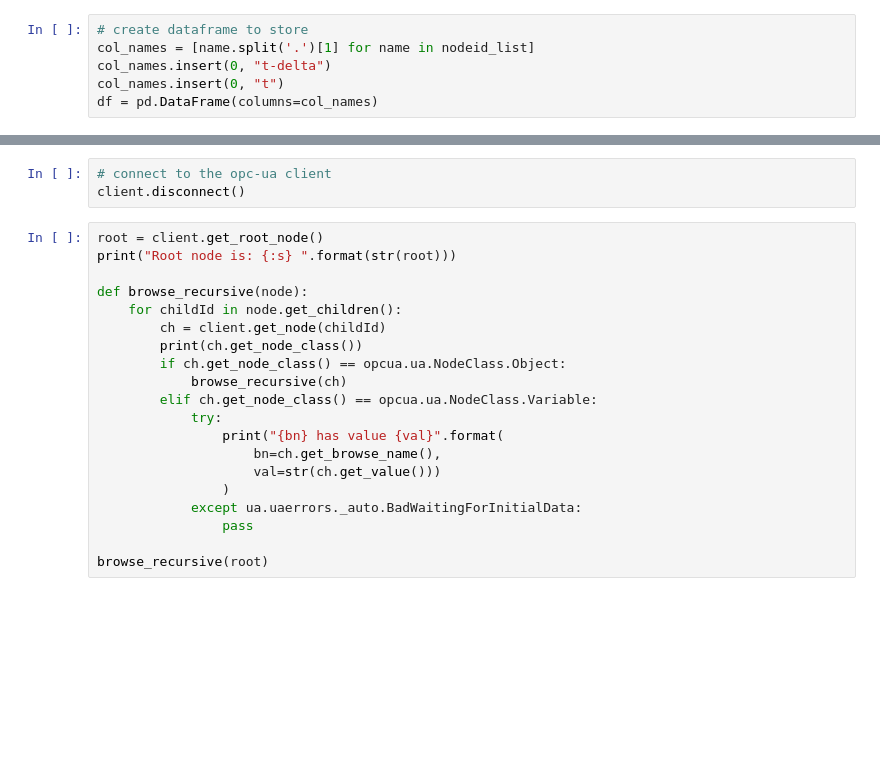
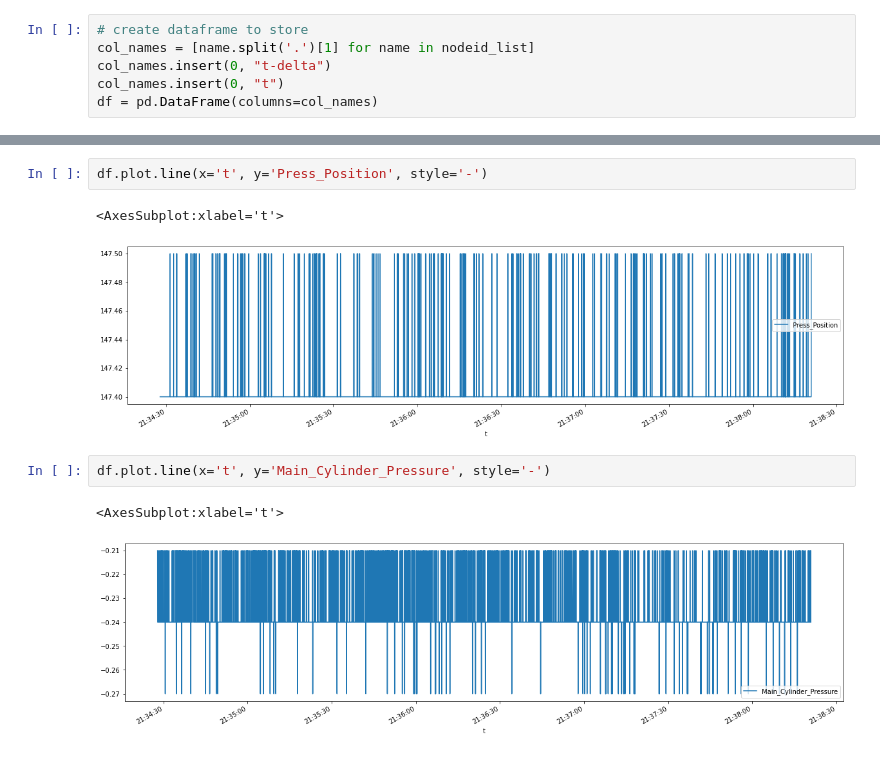
Before and after one commit to nmis-group/digf-zone-i4ch, a Jupyter notebook: afrc-500t-press/00--initial.ipynb, the cells around one changed output, grey strips where cells are left out. Drawn from its saved outputs; the diff is of its cells as text; blank space fills up the shorter version.

```diff
--- a/afrc-500t-press/00--initial.ipynb
+++ b/afrc-500t-press/00--initial.ipynb
@@ -109,23 +117,10 @@ df.plot.line(x='t', y='t-delta', style='-')
 # %%
-# connect to the opc-ua client
-client.disconnect()
+df.plot.line(x='t', y='Press_Position', style='-')
+# %% [output]
+<AxesSubplot:xlabel='t'>
+[figure, added]
-# %%
-root = client.get_root_node()
-print("Root node is: {:s} ".format(str(root)))
-
-def browse_recursive(node):
-    for childId in node.get_children():
-        ch = client.get_node(childId)
-        print(ch.get_node_class())
-        if ch.get_node_class() == opcua.ua.NodeClass.Object:
-            browse_recursive(ch)
-        elif ch.get_node_class() == opcua.ua.NodeClass.Variable:
-            try:
-                print("{bn} has value {val}".format(
-                    bn=ch.get_browse_name(),
-                    val=str(ch.get_value()))
-                )
-            except ua.uaerrors._auto.BadWaitingForInitialData:
-                pass
-
-browse_recursive(root)
+# %%
+df.plot.line(x='t', y='Main_Cylinder_Pressure', style='-')
+# %% [output]
+<AxesSubplot:xlabel='t'>
+[figure, added]
```
Also changed, not shown: parts of 5 cells of this notebook, 1 other file.
